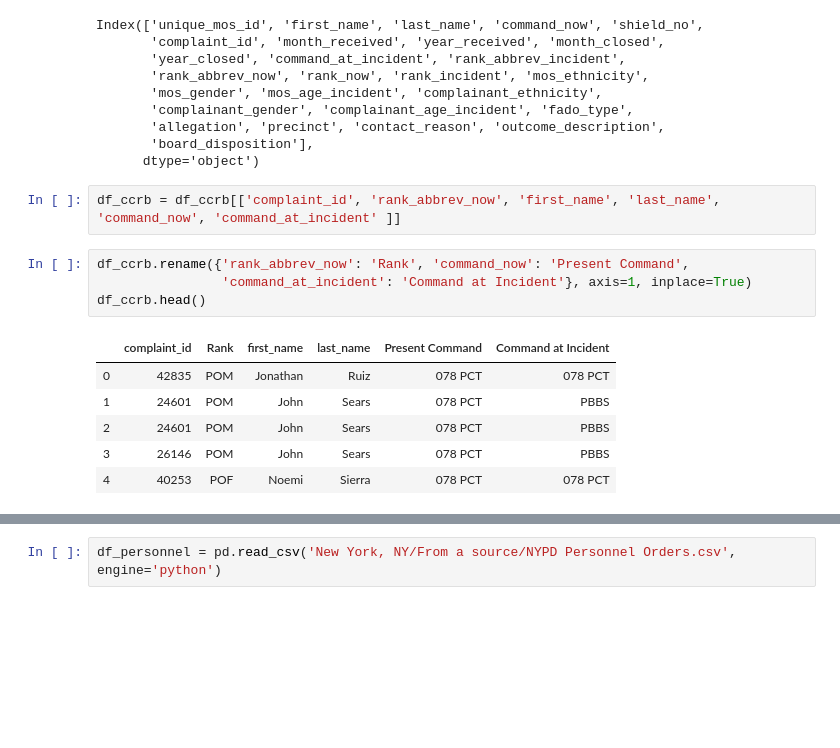
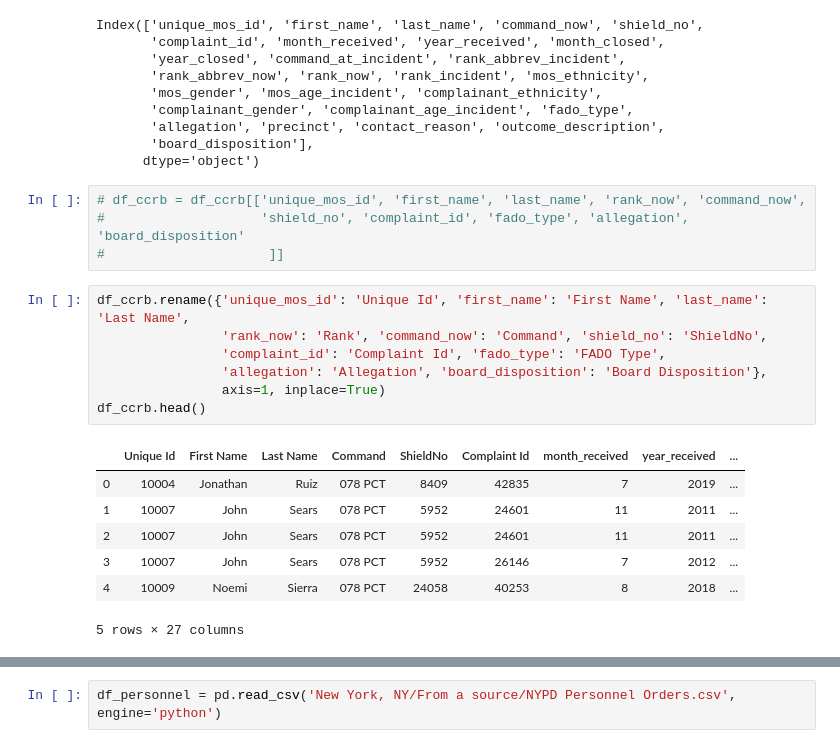
Before and after one commit to michaeleby1/ccrb_merge, a Jupyter notebook: ccrb_merge.ipynb, the cells around one changed output, grey strips where cells are left out. Saved outputs shown, nothing was run; the diff lists cells and outputs as text; blank space fills up the shorter version.

```diff
--- a/ccrb_merge.ipynb
+++ b/ccrb_merge.ipynb
@@ -38,16 +38,22 @@ Index(['unique_mos_id', 'first_name', 'last_name', 'command_now', 'shield_no',
        'allegation', 'precinct', 'contact_reason', 'outcome_description',
        'board_disposition'],
       dtype='object')
-# %%
-df_ccrb = df_ccrb[['complaint_id', 'rank_abbrev_now', 'first_name', 'last_name', 'command_now', 'command_at_incident' ]]
-# %%
-df_ccrb.rename({'rank_abbrev_now': 'Rank', 'command_now': 'Present Command',
-                'command_at_incident': 'Command at Incident'}, axis=1, inplace=True)
-df_ccrb.head()
-# %% [output]
-|  | complaint_id | Rank | first_name | last_name | Present Command | Command at Incident |
-| 0 | 42835 | POM | Jonathan | Ruiz | 078 PCT | 078 PCT |
-| 1 | 24601 | POM | John | Sears | 078 PCT | PBBS |
-| 2 | 24601 | POM | John | Sears | 078 PCT | PBBS |
-| 3 | 26146 | POM | John | Sears | 078 PCT | PBBS |
-| 4 | 40253 | POF | Noemi | Sierra | 078 PCT | 078 PCT |
+# %%
+# df_ccrb = df_ccrb[['unique_mos_id', 'first_name', 'last_name', 'rank_now', 'command_now',
+#                    'shield_no', 'complaint_id', 'fado_type', 'allegation', 'board_disposition'
+#                     ]]
+# %%
+df_ccrb.rename({'unique_mos_id': 'Unique Id', 'first_name': 'First Name', 'last_name': 'Last Name',
+                'rank_now': 'Rank', 'command_now': 'Command', 'shield_no': 'ShieldNo',
+                'complaint_id': 'Complaint Id', 'fado_type': 'FADO Type',
+                'allegation': 'Allegation', 'board_disposition': 'Board Disposition'},
+                axis=1, inplace=True)
+df_ccrb.head()
+# %% [output]
+|  | Unique Id | First Name | Last Name | Command | ShieldNo | Complaint Id | month_received | year_received | ... |
+| 0 | 10004 | Jonathan | Ruiz | 078 PCT | 8409 | 42835 | 7 | 2019 | ... |
+| 1 | 10007 | John | Sears | 078 PCT | 5952 | 24601 | 11 | 2011 | ... |
+| 2 | 10007 | John | Sears | 078 PCT | 5952 | 24601 | 11 | 2011 | ... |
+| 3 | 10007 | John | Sears | 078 PCT | 5952 | 26146 | 7 | 2012 | ... |
+| 4 | 10009 | Noemi | Sierra | 078 PCT | 24058 | 40253 | 8 | 2018 | ... |
+5 rows × 27 columns
```
Also changed, not shown: parts of 17 cells of this notebook.
